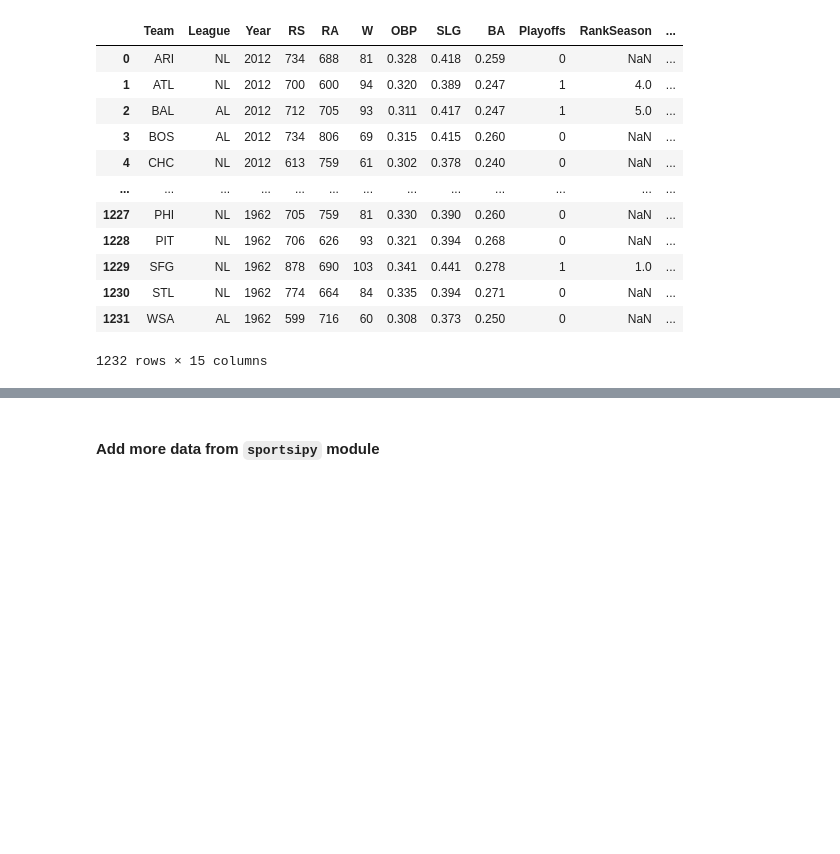
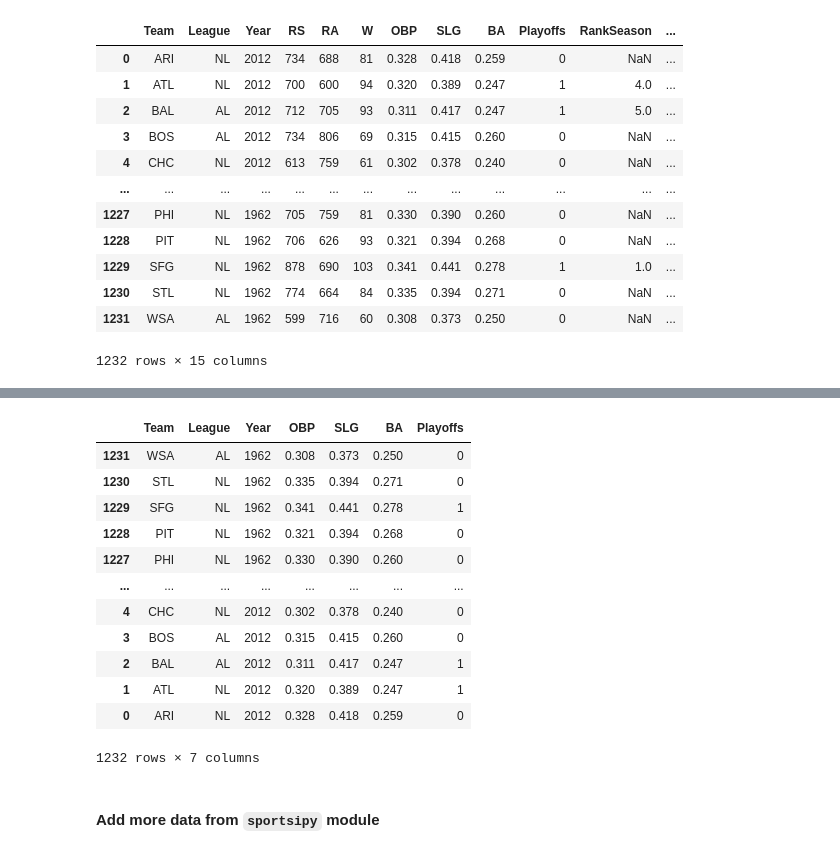
Before and after one commit to rohannakra/Moneyball-Data-Analysis, a Jupyter notebook: main.ipynb, the cells around one changed output, grey strips where cells are left out. Saved outputs shown, nothing was run; the diff lists cells and outputs as text; code cells hidden in the pictures; blank space fills up the shorter version.

```diff
--- a/main.ipynb
+++ b/main.ipynb
@@ -37,3 +69,21 @@ display(dataset)
+# %%
+dataset = dataset.iloc[::-1]    # Reversing dataset... so year increases w/index number
+
+display(dataset)
+# %% [output]
+|  | Team | League | Year | OBP | SLG | BA | Playoffs |
+| 1231 | WSA | AL | 1962 | 0.308 | 0.373 | 0.250 | 0 |
+| 1230 | STL | NL | 1962 | 0.335 | 0.394 | 0.271 | 0 |
+| 1229 | SFG | NL | 1962 | 0.341 | 0.441 | 0.278 | 1 |
+| 1228 | PIT | NL | 1962 | 0.321 | 0.394 | 0.268 | 0 |
+| 1227 | PHI | NL | 1962 | 0.330 | 0.390 | 0.260 | 0 |
+| ... | ... | ... | ... | ... | ... | ... | ... |
+| 4 | CHC | NL | 2012 | 0.302 | 0.378 | 0.240 | 0 |
+| 3 | BOS | AL | 2012 | 0.315 | 0.415 | 0.260 | 0 |
+| 2 | BAL | AL | 2012 | 0.311 | 0.417 | 0.247 | 1 |
+| 1 | ATL | NL | 2012 | 0.320 | 0.389 | 0.247 | 1 |
+| 0 | ARI | NL | 2012 | 0.328 | 0.418 | 0.259 | 0 |
+1232 rows × 7 columns
 # %% [markdown]
 #### Add more data from `sportsipy` module
 # %%
```
Also changed, not shown: parts of 12 cells of this notebook, 1 other file.
